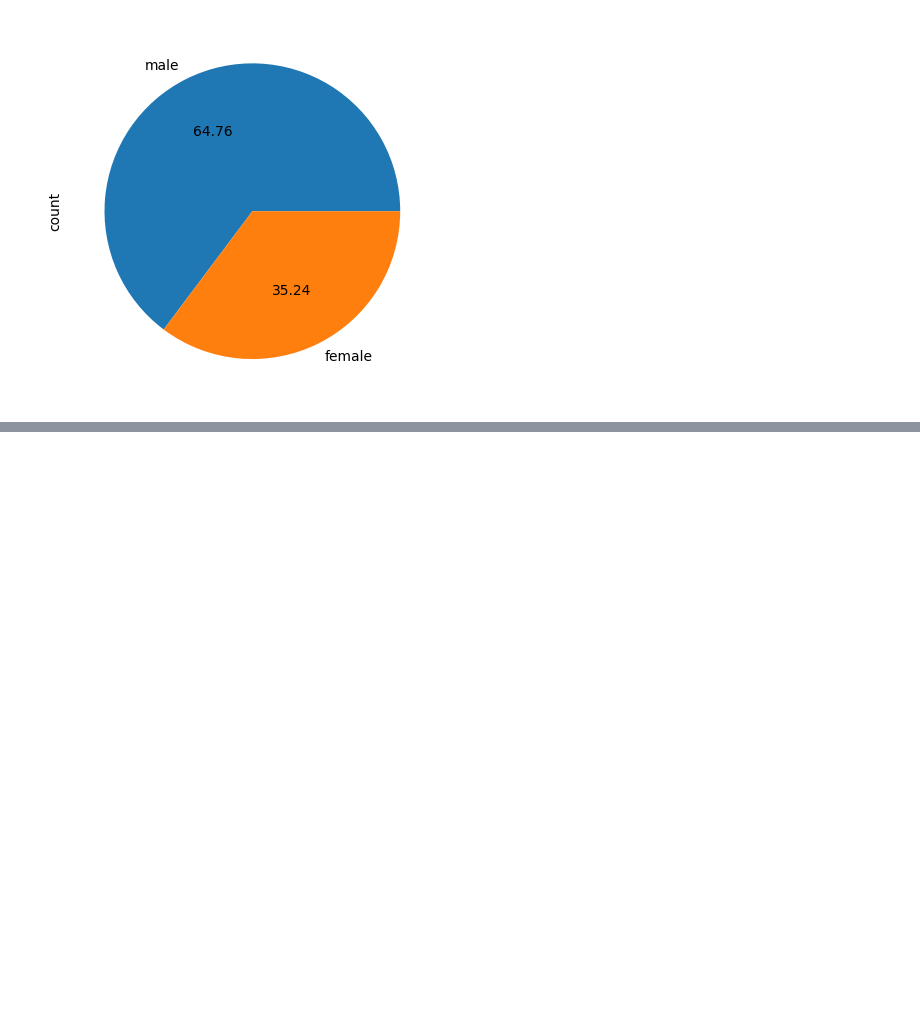
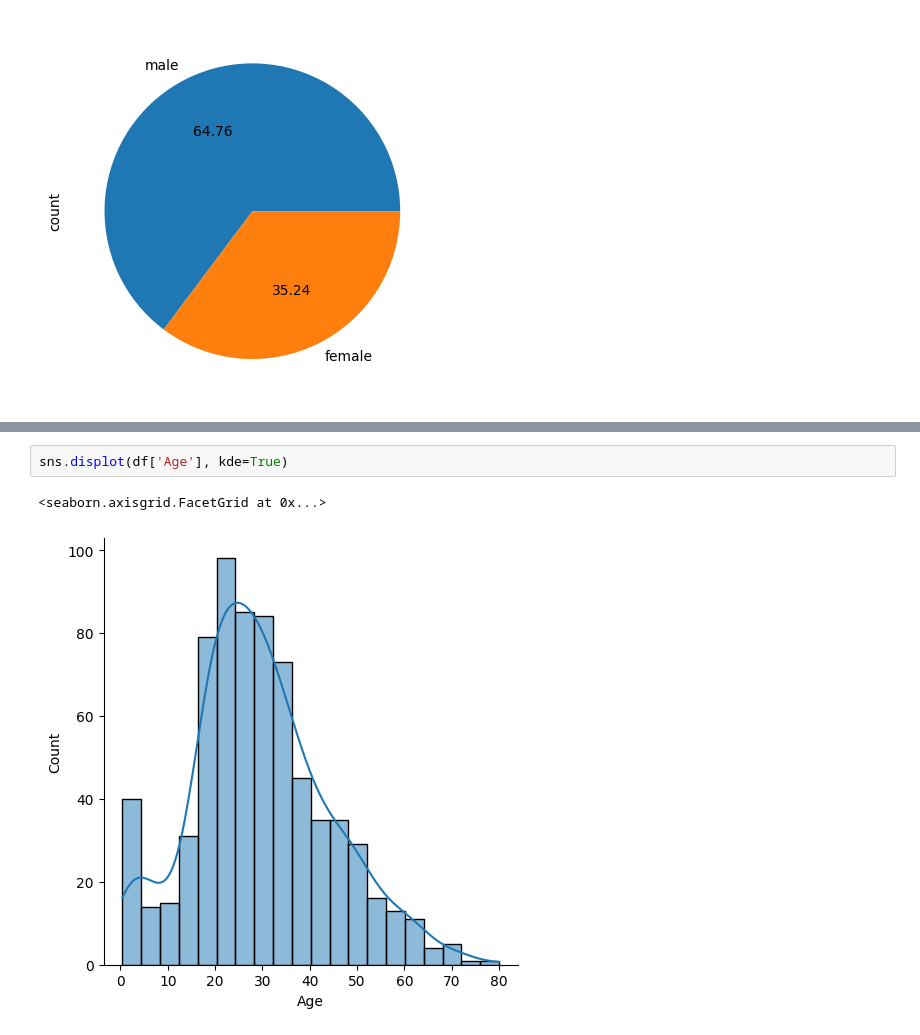
Before and after one commit to Somnath6Das/Numpy-Pandas-Python, a Jupyter notebook: O28_eda_univerient.ipynb, the cells around one changed output, grey strips where cells are left out. Drawn from its saved outputs; the diff is of its cells as text; blank space fills up the shorter version.

```diff
--- a/O28_eda_univerient.ipynb
+++ b/O28_eda_univerient.ipynb
@@ -129,0 +138,5 @@ df['Sex'].value_counts().plot(kind='pie', autopct='%.2f')
+# %%
+sns.displot(df['Age'], kde=True)
+# %% [output]
+<seaborn.axisgrid.FacetGrid at 0x...>
+[figure, added]
```
Also changed, not shown: parts of 9 cells of this notebook, 1 other file.
